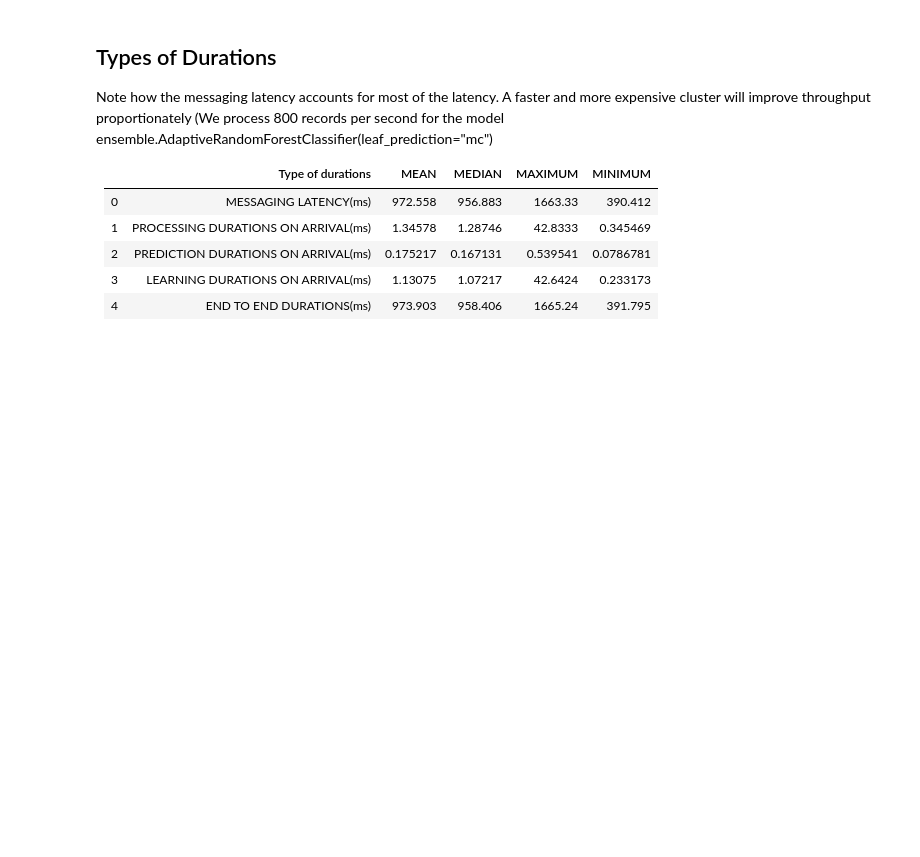
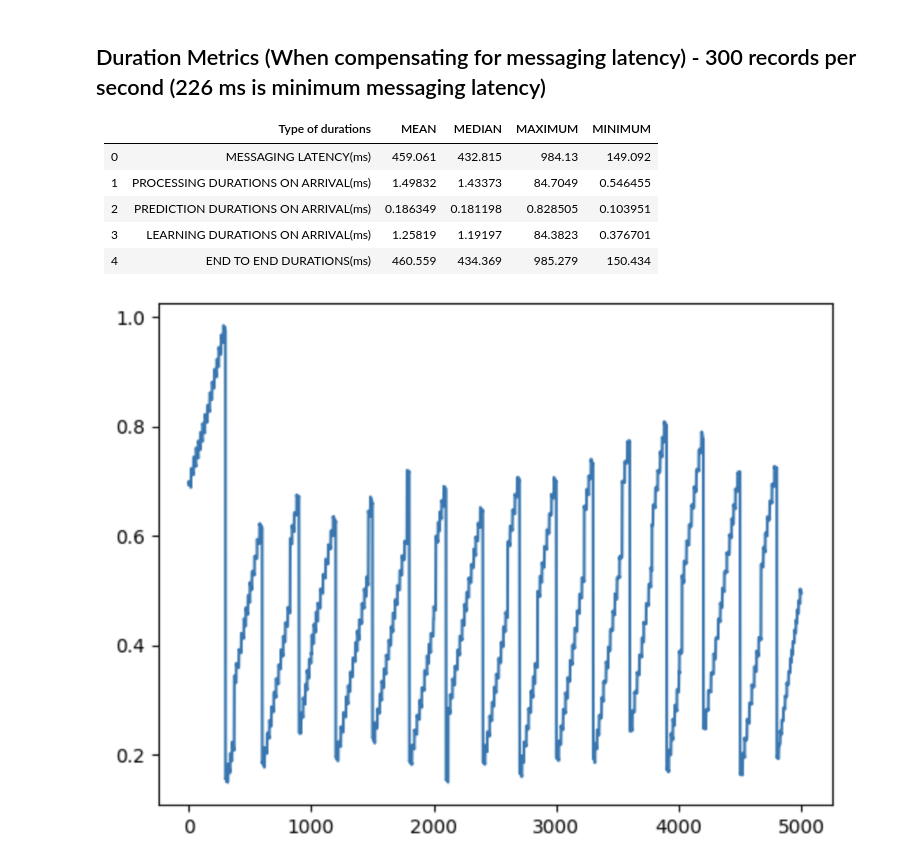
Before and after one commit to dominodatalab/online-learning-streaming, a Jupyter notebook: src/MaliciousURLModelConsumer.ipynb, the cells around one changed output. Cells and saved outputs as stored; diff of their text form; code cells hidden in the pictures; blank space fills up the shorter version.

```diff
--- a/src/MaliciousURLModelConsumer.ipynb
+++ b/src/MaliciousURLModelConsumer.ipynb
@@ -209,15 +220,20 @@ AVERAGE MEMORY USAGE 6980849.4
 # %% [markdown]
-## Types of Durations
+## Duration Metrics (When compensating for messaging latency) - 300 records per second (226 ms is minimum messaging latency)
 
-Note how the messaging latency accounts for most of the latency. A faster and more expensive cluster will improve throughput proportionately (We process 800 records per second for the model ensemble.AdaptiveRandomForestClassifier(leaf_prediction="mc")
 
-|    | Type of durations                   |       MEAN |     MEDIAN |     MAXIMUM |     MINIMUM |
-|---:|:------------------------------------|-----------:|-----------:|------------:|------------:|
-|  0 | MESSAGING LATENCY(ms)               | 972.558    | 956.883    | 1663.33     | 390.412     |
-|  1 | PROCESSING DURATIONS ON ARRIVAL(ms) |   1.34578  |   1.28746  |   42.8333   |   0.345469  |
-|  2 | PREDICTION DURATIONS ON ARRIVAL(ms) |   0.175217 |   0.167131 |    0.539541 |   0.0786781 |
-|  3 | LEARNING DURATIONS ON ARRIVAL(ms)   |   1.13075  |   1.07217  |   42.6424   |   0.233173  |
-|  4 | END TO END DURATIONS(ms)            | 973.903    | 958.406    | 1665.24     | 391.795     |
+
+|    | Type of durations                   |       MEAN |     MEDIAN |    MAXIMUM |    MINIMUM |
+|---:|:------------------------------------|-----------:|-----------:|-----------:|-----------:|
+|  0 | MESSAGING LATENCY(ms)               | 459.061    | 432.815    | 984.13     | 149.092    |
+|  1 | PROCESSING DURATIONS ON ARRIVAL(ms) |   1.49832  |   1.43373  |  84.7049   |   0.546455 |
+|  2 | PREDICTION DURATIONS ON ARRIVAL(ms) |   0.186349 |   0.181198 |   0.828505 |   0.103951 |
+|  3 | LEARNING DURATIONS ON ARRIVAL(ms)   |   1.25819  |   1.19197  |  84.3823   |   0.376701 |
+|  4 | END TO END DURATIONS(ms)            | 460.559    | 434.369    | 985.279    | 150.434    |   |
+# %%
+from IPython import display
+display.Image('/mnt/code/assets/latency.png')
+# %% [output]
+[figure, added]
 # %%
 pandas.Series(messaging_latencies).plot()
 # %% [output]
```
Also changed, not shown: parts of 7 cells of this notebook, 1 other file.
